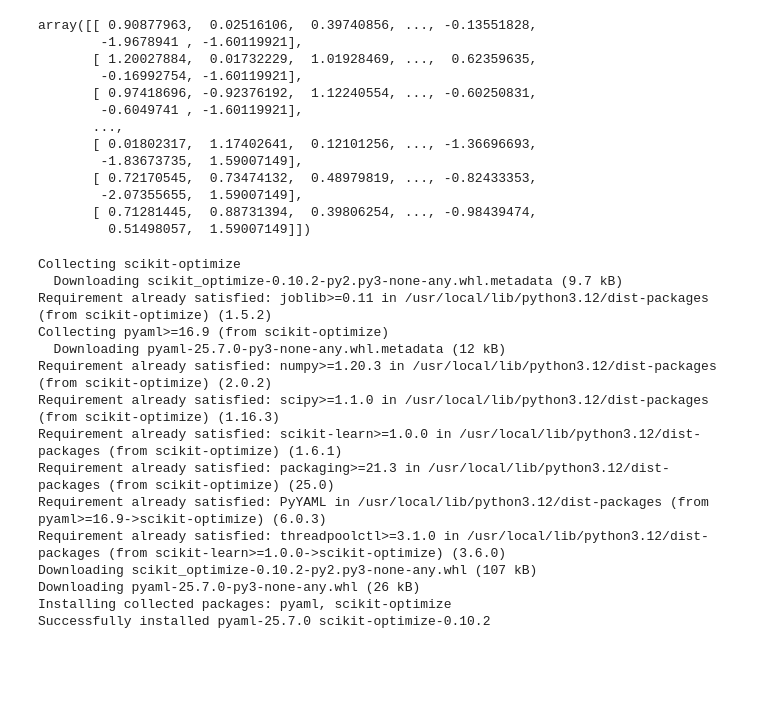
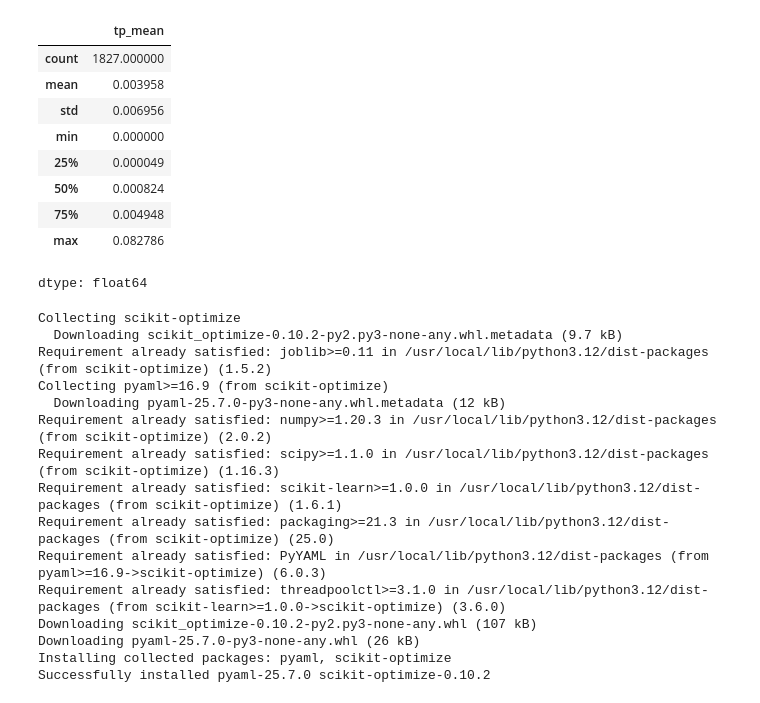
Before and after one commit to Alilson2/Projeto_IA, a Jupyter notebook: Projeto_IA.ipynb, the cells around one changed output. Saved outputs shown, nothing was run; the diff lists cells and outputs as text; code cells hidden in the pictures; blank space fills up the shorter version.

```diff
--- a/Projeto_IA.ipynb
+++ b/Projeto_IA.ipynb
@@ -347 +369,48 @@ df_diario
+# %%
+# API – Índice de Precipitação Antecedente
+
+alpha = 0.7
+df_diario['API'] = 0.0
+for i in range(1, len(df_diario)):
+    df_diario['API'].iat[i] = (
+        df_diario['tp_mean'].iat[i] +
+        alpha * df_diario['API'].iat[i-1]
+    )
+
+
+# CLIMATOLOGIA POR DIA DO ANO
+
+df_diario['data'] = pd.to_datetime(df_diario['data'])
+df_diario = df_diario.set_index('data')
+
+clim = df_diario.groupby(df_diario.index.dayofyear)['tp_mean'].mean()
+df_diario['tp_clim'] = df_diario.index.dayofyear.map(clim.to_dict())
+
+# ANOMALIA EM RELAÇÃO À CLIMATOLOGIA
+df_diario['tp_anom'] = df_diario['tp_mean'] - df_diario['tp_clim']
+
+df_diario['month'] = df_diario.index.month
+
+# Converte mês (1–12) em ângulo e depois para seno e cosseno
+df_diario['month_sin'] = np.sin(2 * np.pi * df_diario['month'] / 12)
+df_diario['month_cos'] = np.cos(2 * np.pi * df_diario['month'] / 12)
+
+df_diario['SPI30'] = calculate_spi(df_diario['tp_mean'], 30)
+
+df_diario = df_diario.drop(columns=['month'])
+# %%
+df_diario
+
+df_diario['tp_mean'].describe()
+# %% [output]
+|  | tp_mean |
+| count | 1827.000000 |
+| mean | 0.003958 |
+| std | 0.006956 |
+| min | 0.000000 |
+| 25% | 0.000049 |
+| 50% | 0.000824 |
+| 75% | 0.004948 |
+| max | 0.082786 |
+dtype: float64
 # %%
@@ -370,23 +443,13 @@ from sklearn.preprocessing import StandardScaler
 X_test_raw, y_test = separar_dados(df_diario_test)
 X_train_raw, y_train = separar_dados(df_diario_train)
 
+# Drop the 'data' column as it's not a numerical feature for scaling
+X_train_raw = X_train_raw.drop(columns=['data'])
+X_test_raw = X_test_raw.drop(columns=['data'])
+
 scaler = StandardScaler()
 X_train = scaler.fit_transform(X_train_raw)
 X_test = scaler.fit_transform(X_test_raw)
-# %% [output]
-array([[ 0.90877963,  0.02516106,  0.39740856, ..., -0.13551828,
-        -1.9678941 , -1.60119921],
-       [ 1.20027884,  0.01732229,  1.01928469, ...,  0.62359635,
-        -0.16992754, -1.60119921],
-       [ 0.97418696, -0.92376192,  1.12240554, ..., -0.60250831,
-        -0.6049741 , -1.60119921],
-       ...,
-       [ 0.01802317,  1.17402641,  0.12101256, ..., -1.36696693,
-        -1.83673735,  1.59007149],
-       [ 0.72170545,  0.73474132,  0.48979819, ..., -0.82433353,
-        -2.07355655,  1.59007149],
-       [ 0.71281445,  0.88731394,  0.39806254, ..., -0.98439474,
-         0.51498057,  1.59007149]])
 # %%
 !pip install scikit-optimize
 
```
Also changed, not shown: parts of 12 cells of this notebook.
